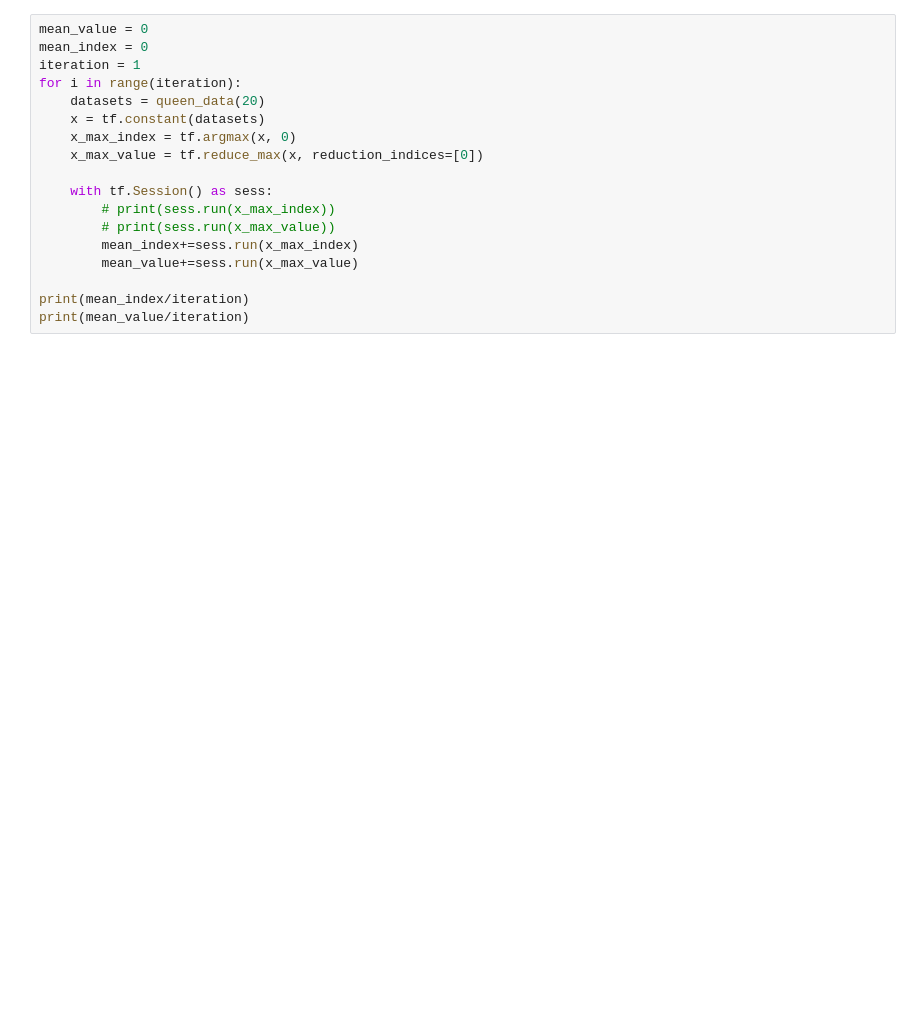
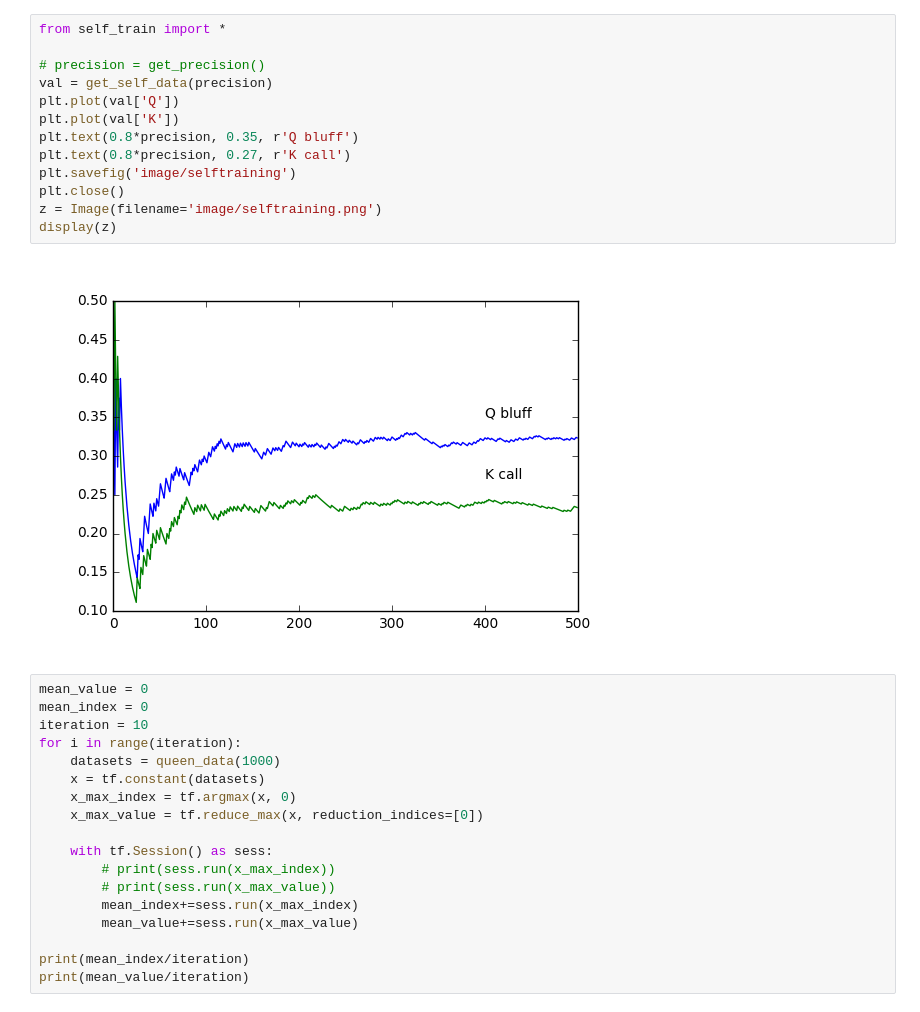
Before and after one commit to Charleo85/Texas-Hold-em-AI, a Jupyter notebook: Demo.ipynb, the cells around one changed output. Cells and saved outputs as stored; diff of their text form; blank space fills up the shorter version.

Commit message:
Self-Training Finished

```diff
--- a/Demo.ipynb
+++ b/Demo.ipynb
@@ -41,9 +41,24 @@ display(x, y)
+# %%
+from self_train import *
+
+# precision = get_precision()
+val = get_self_data(precision)
+plt.plot(val['Q'])
+plt.plot(val['K'])
+plt.text(0.8*precision, 0.35, r'Q bluff')
+plt.text(0.8*precision, 0.27, r'K call')
+plt.savefig('image/selftraining')
+plt.close()
+z = Image(filename='image/selftraining.png')
+display(z)
+# %% [output]
+[figure, added]
 # %%
 mean_value = 0
 mean_index = 0
-iteration = 1
+iteration = 10
 for i in range(iteration):
-    datasets = queen_data(20)
+    datasets = queen_data(1000)
     x = tf.constant(datasets)
     x_max_index = tf.argmax(x, 0)
     x_max_value = tf.reduce_max(x, reduction_indices=[0])
```
Also changed, not shown: parts of 3 cells of this notebook, 5 other files.
